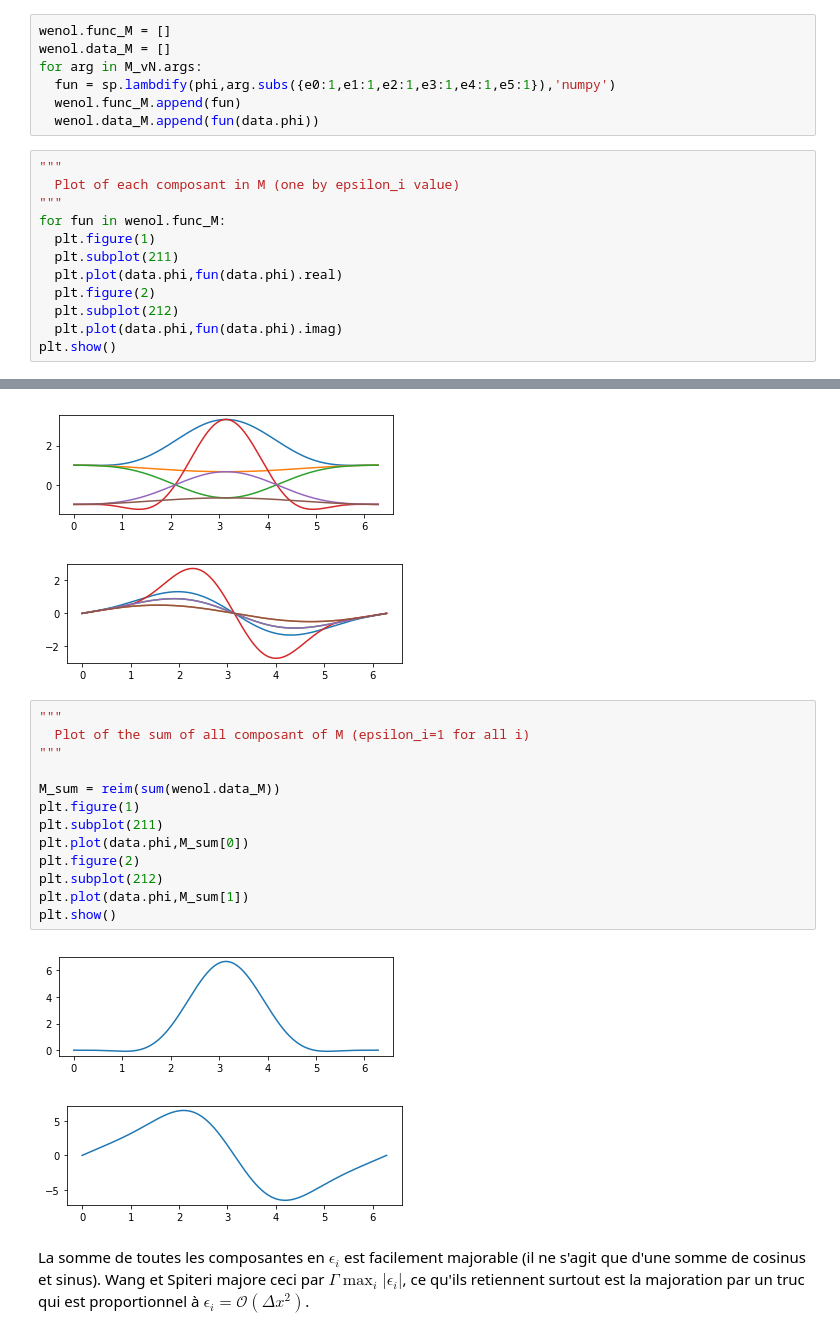
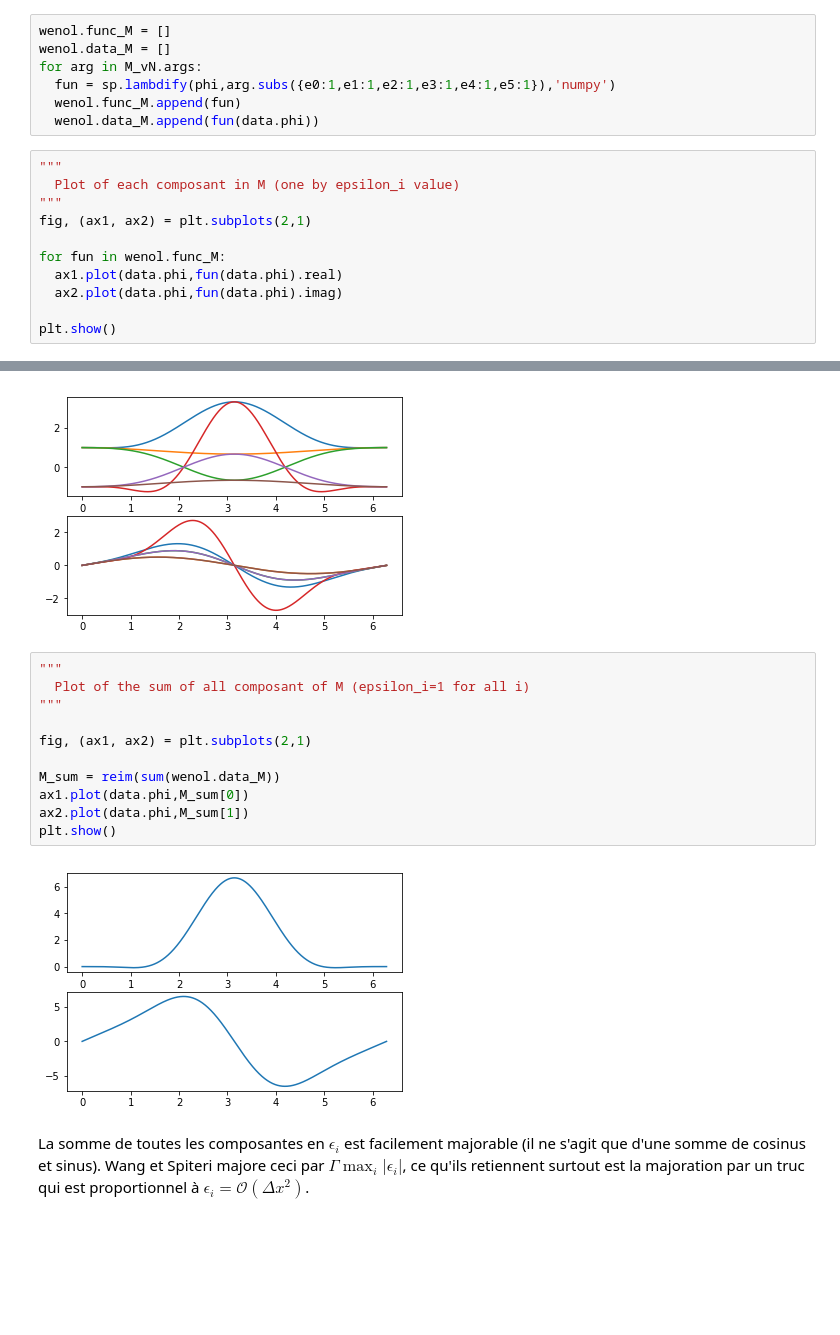
Before and after one commit to kivvix/miMaS, a Jupyter notebook: cfl_weno/cfl.ipynb, the cells around one changed output, grey strips where cells are left out. Cells and saved outputs as stored; diff of their text form; blank space fills up the shorter version.

```diff
--- a/cfl_weno/cfl.ipynb
+++ b/cfl_weno/cfl.ipynb
@@ -210,12 +210,11 @@ for arg in M_vN.args:
 """
   Plot of each composant in M (one by epsilon_i value)
 """
+fig, (ax1, ax2) = plt.subplots(2,1)
+
 for fun in wenol.func_M:
-  plt.figure(1)
-  plt.subplot(211)
-  plt.plot(data.phi,fun(data.phi).real)
-  plt.figure(2)
-  plt.subplot(212)
-  plt.plot(data.phi,fun(data.phi).imag)
+  ax1.plot(data.phi,fun(data.phi).real)
+  ax2.plot(data.phi,fun(data.phi).imag)
+
 plt.show()
 # %% [output]
@@ -224,21 +221,17 @@ Adding an axes using the same arguments as a previous axes currently reuses the
-[figure, old version]
+[figure, new version]
-[figure, removed]
 # %%
 """
   Plot of the sum of all composant of M (epsilon_i=1 for all i)
 """
 
+fig, (ax1, ax2) = plt.subplots(2,1)
+
 M_sum = reim(sum(wenol.data_M))
-plt.figure(1)
-plt.subplot(211)
-plt.plot(data.phi,M_sum[0])
-plt.figure(2)
-plt.subplot(212)
-plt.plot(data.phi,M_sum[1])
+ax1.plot(data.phi,M_sum[0])
+ax2.plot(data.phi,M_sum[1])
 plt.show()
 # %% [output]
-[figure, old version]
+[figure, new version]
-[figure, removed]
 # %% [markdown]
 La somme de toutes les composantes en $\epsilon_i$ est facilement majorable (il ne s'agit que d'une somme de cosinus et sinus). Wang et Spiteri majore ceci par $\Gamma\max_i|\epsilon_i|$, ce qu'ils retiennent surtout est la majoration par un truc qui est proportionnel à $\epsilon_i = \mathcal{O}(\Delta x^2)$.
 # %%
```
Also changed, not shown: parts of 36 cells of this notebook, 4 other files.
